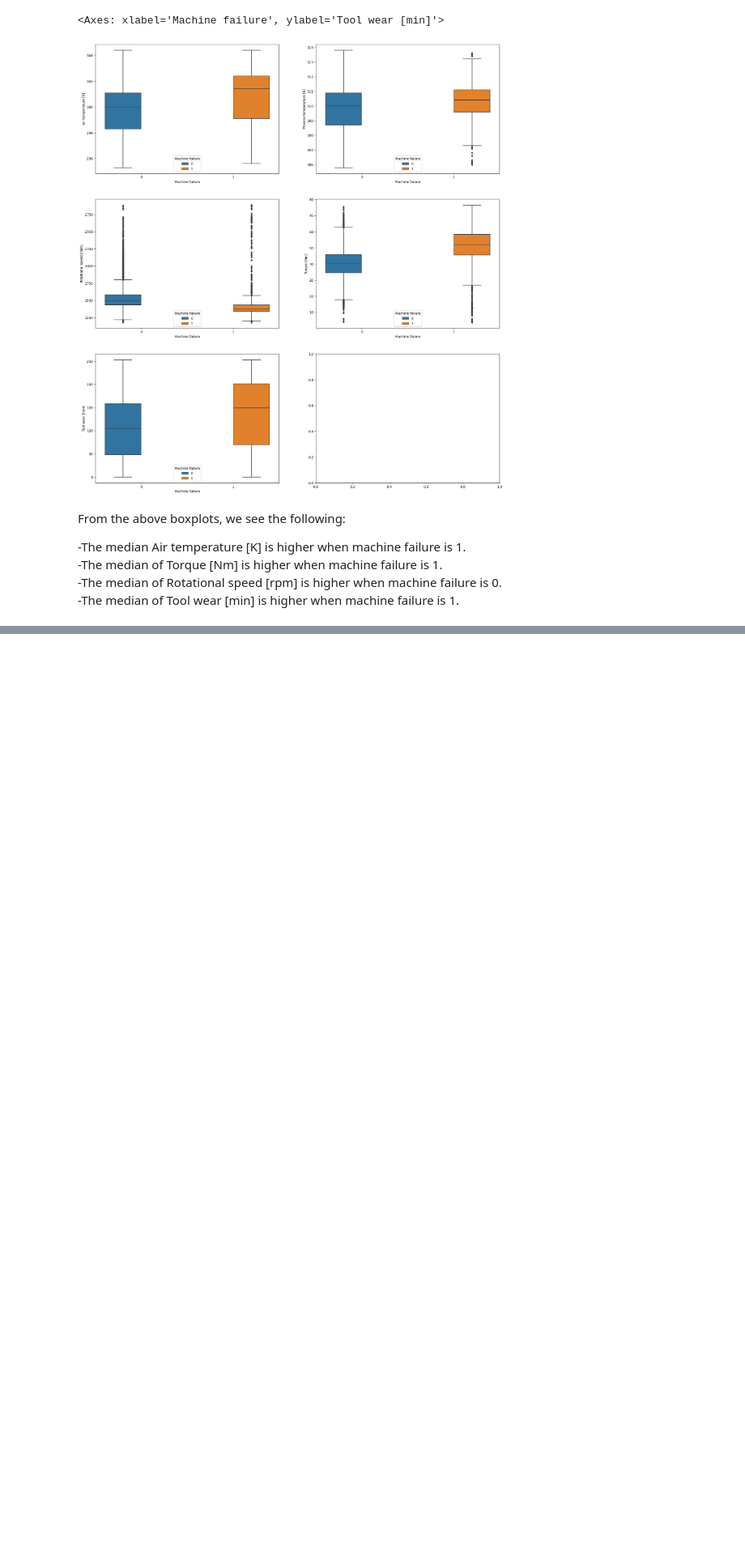
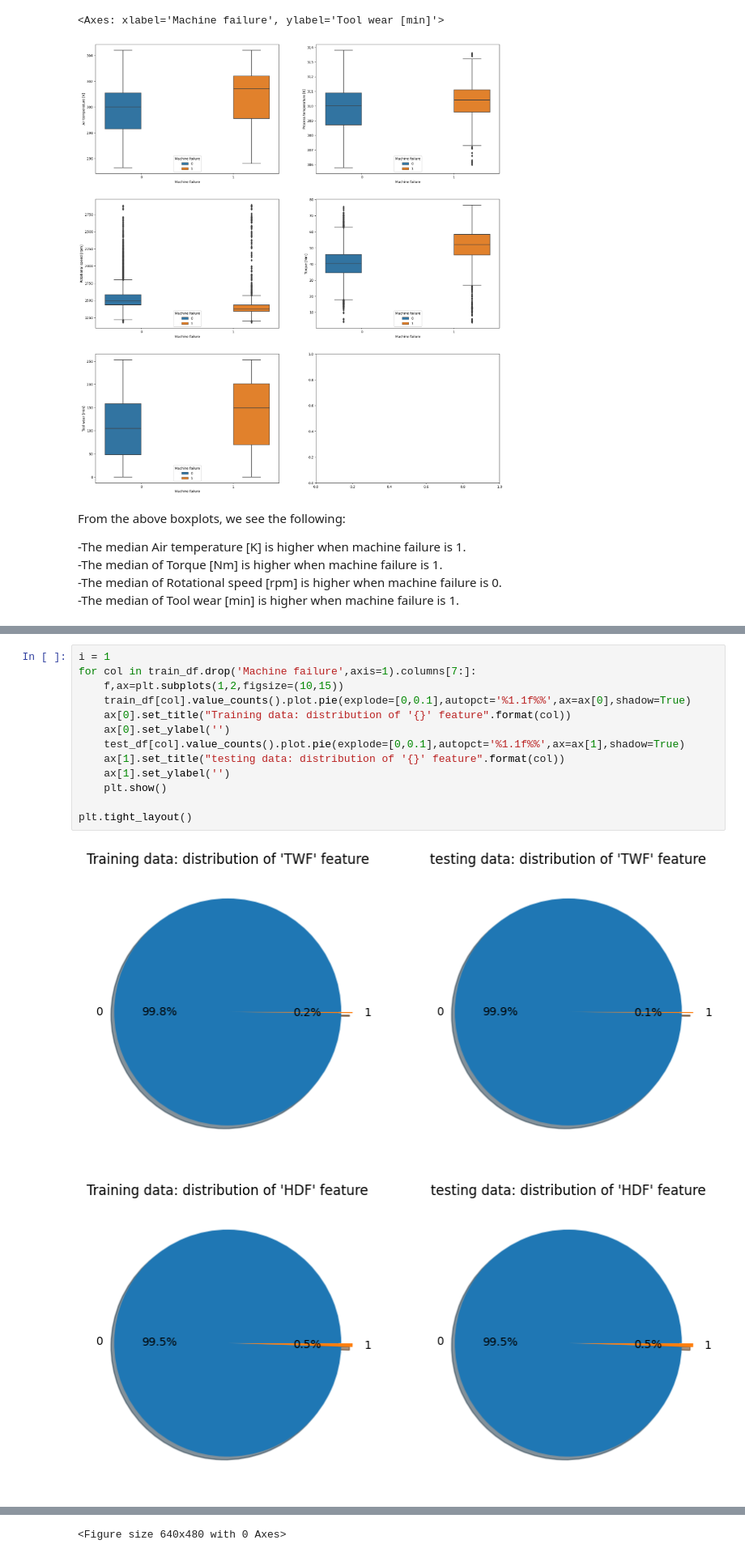
Before and after one commit to MT121201/Binary-Classification_of_Machine_Failures, a Jupyter notebook: Machine_Failures.ipynb, the cells around one changed output, grey strips where cells are left out. Shown at 81% size. Drawn from its saved outputs; the diff is of its cells as text; blank space fills up the shorter version.

```diff
--- a/Machine_Failures.ipynb
+++ b/Machine_Failures.ipynb
@@ -118,0 +192,16 @@ From the above boxplots, we see the following:
+# %%
+i = 1
+for col in train_df.drop('Machine failure',axis=1).columns[7:]:
+    f,ax=plt.subplots(1,2,figsize=(10,15))
+    train_df[col].value_counts().plot.pie(explode=[0,0.1],autopct='%1.1f%%',ax=ax[0],shadow=True)
+    ax[0].set_title("Training data: distribution of '{}' feature".format(col))
+    ax[0].set_ylabel('')
+    test_df[col].value_counts().plot.pie(explode=[0,0.1],autopct='%1.1f%%',ax=ax[1],shadow=True)
+    ax[1].set_title("testing data: distribution of '{}' feature".format(col))
+    ax[1].set_ylabel('')
+    plt.show()
+
+plt.tight_layout()
+# %% [output]
+[figure, added]
+[figure, added]
@@ -118,0 +211 @@ From the above boxplots, we see the following:
+<Figure size 640x480 with 0 Axes>
```
Also changed, not shown: parts of 21 cells of this notebook.
